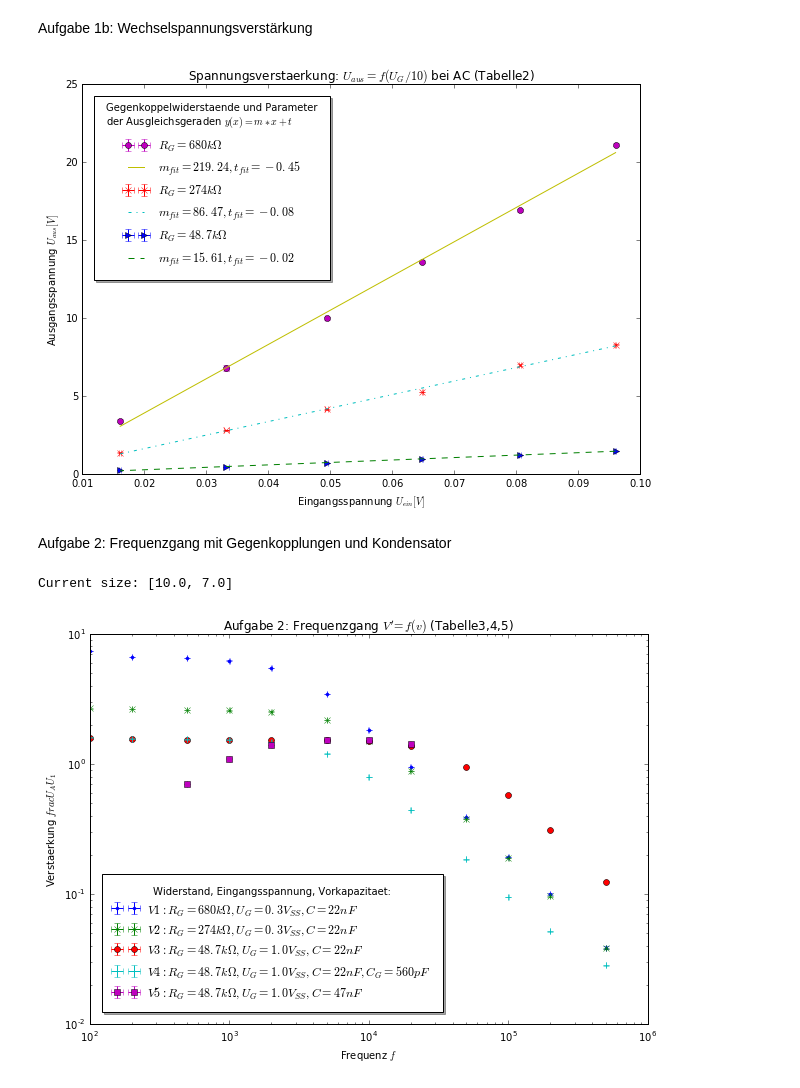
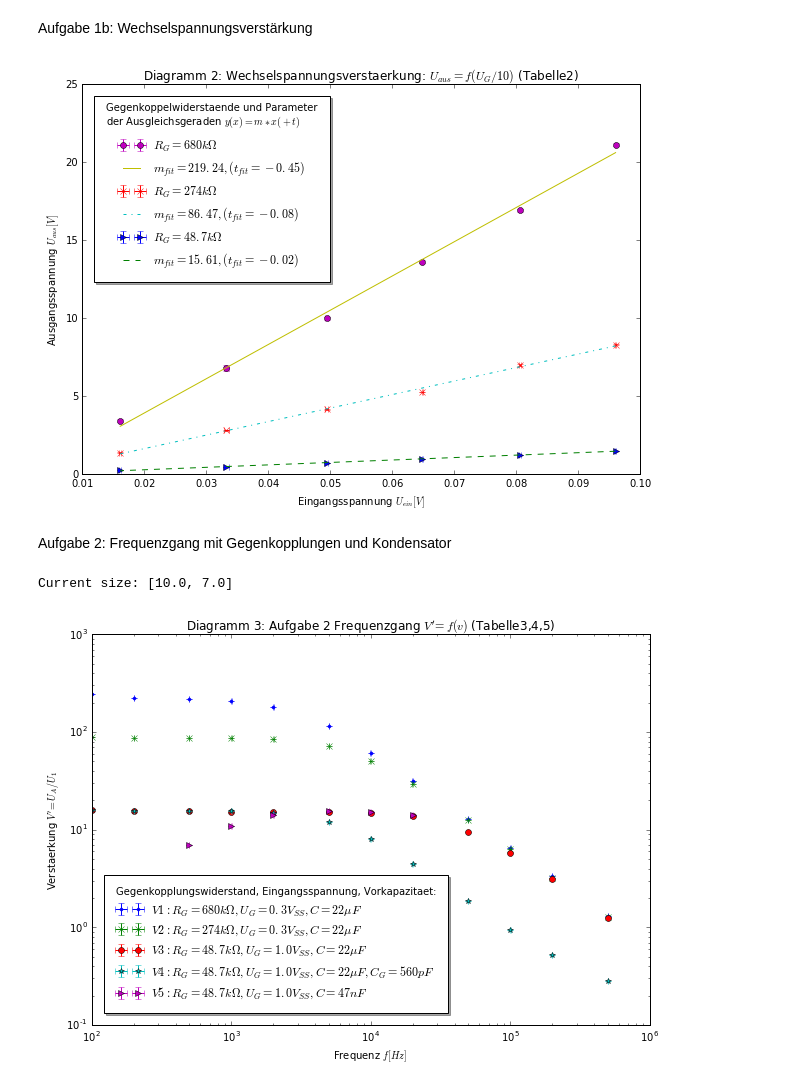
Before and after one commit to woskar/pap2-lab-training, a Jupyter notebook: v242/v242_spannungsverstaerkung.ipynb, the cells around one changed output. Saved outputs shown, nothing was run; the diff lists cells and outputs as text; code cells hidden in the pictures.

Commit message:
better plots

```diff
--- a/v242/v242_spannungsverstaerkung.ipynb
+++ b/v242/v242_spannungsverstaerkung.ipynb
@@ -72,13 +72,13 @@ A3,B3 = curve_fit(f, U_ein, U_aus3)[0] # Fit für Gerade 3
 fig,ax = plt.subplots(1)
 
 ax.errorbar(U_ein, U_aus1, linestyle='None', marker='>', label='$R_{G}=48.7 k\Omega$', xerr=ein_err, yerr=aus1_err)
-ax.plot(U_ein, f(U_ein, A1, B1), linestyle='--', label='$m_{fit}=%.2f, t_{fit}=%.2f$' %(A1, B1))
+ax.plot(U_ein, f(U_ein, A1, B1), linestyle='--', label='$m_{fit}=%.2f, (t_{fit}=%.2f)$' %(A1, B1))
 
 ax.errorbar(U_ein, U_aus2, linestyle='None', marker='x', label='$R_{G}=274 k\Omega$', xerr=ein_err, yerr=aus2_err)
-ax.plot(U_ein, f(U_ein, A2, B2), linestyle='-.', label='$m_{fit}=%.2f, t_{fit}=%.2f$' %(A2, B2))
+ax.plot(U_ein, f(U_ein, A2, B2), linestyle='-.', label='$m_{fit}=%.2f, (t_{fit}=%.2f)$' %(A2, B2))
 
 ax.errorbar(U_ein, U_aus3, linestyle='None', marker='o', label='$R_{G}=680 k\Omega$', xerr=ein_err, yerr=aus3_err)
-ax.plot(U_ein, f(U_ein, A3, B3), linestyle='-', label='$m_{fit}=%.2f, t_{fit}=%.2f$' %(A3, B3))
+ax.plot(U_ein, f(U_ein, A3, B3), linestyle='-', label='$m_{fit}=%.2f, (t_{fit}=%.2f)$' %(A3, B3))
 
 handles,labels = ax.get_legend_handles_labels()
 handles = [handles[5], handles[2], handles[4], handles[1], handles[3], handles[0]]
@@ -86,52 +86,50 @@ labels = [labels[5], labels[2], labels[4], labels[1], labels[3], labels[0]]
 
 plt.xlabel('Eingangsspannung $U_{ein} [V]$')
 plt.ylabel('Ausgangsspannung $U_{aus} [V]$')
-plt.title('Spannungsverstaerkung: $U_{aus}=f(U_{G}/10)$ bei AC (Tabelle2)')
-ax.legend(handles, labels, title='Gegenkoppelwiderstaende und Parameter\nder Ausgleichsgeraden $y(x)=m*x+t$', borderpad=1, borderaxespad=1, loc='best', shadow='true')
-plt.savefig('V242_A1b.png', dpi=144)
+plt.title('Diagramm 2: Wechselspannungsverstaerkung: $U_{aus}=f(U_{G}/10)$ (Tabelle2)')
+ax.legend(handles, labels, title='Gegenkoppelwiderstaende und Parameter\nder Ausgleichsgeraden $y(x)=m*x(+t)$', borderpad=1, borderaxespad=1, loc='best', shadow='true')
+plt.savefig('V242_A1b.png', dpi=300)
 # %% [output]
-[figure, old version]
+[figure, new version]
 # %% [markdown]
 Aufgabe 2: Frequenzgang mit Gegenkopplungen und Kondensator
 # %%
 #%matplotlib inline
 import matplotlib.pyplot as plt
 import numpy as np
 
 # Get current size
 fig_size = plt.rcParams["figure.figsize"]
 
 # Prints: [8.0, 6.0]
 print "Current size:", fig_size
 
 # Set figure width to 12 and height to 9
 fig_size[0] = 10
 fig_size[1] = 7
 plt.rcParams["figure.figsize"] = fig_size
 
 f, f_err, U_A1, A1_err, U_A2, A2_err, U_A3, A3_err, U_A4, A4_err, U_A5, A5_err = np.loadtxt('tab3.txt', skiprows=1, usecols=(0,1,2,3,4,5,6,7,8,9,10,11), unpack=True)
 
+U_A1 = U_A1/0.3
+U_A2 = U_A2/0.3
+
 plt.xscale('log')
 plt.yscale('log')
 
-#ToDo: Noch ist hier die Ausgangsspannung an der y-Achse angetragen
-#eigentlich sollte aber die Verstärkung dastehen, d.h. die Ua/U1,
-#im Protokoll haben wir aber kein U1 aufgeschrieben für die Messung
-#daher Marvin fragen!
+plt.errorbar(f, U_A1*10, linestyle='None', marker='.', label='$V1: R_{G}=680 k\Omega, U_{G}=0.3 V_{SS}, C=22 \mu F$', xerr=f_err, yerr=A1_err)
+plt.errorbar(f, U_A2*10, linestyle='None', marker='x', label='$V2: R_{G}=274 k\Omega, U_{G}=0.3 V_{SS}, C=22 \mu F$ ', xerr=f_err, yerr=A2_err)
+plt.errorbar(f, U_A3*10, linestyle='None', marker='o', label='$V3: R_{G}=48.7 k\Omega, U_{G}=1.0 V_{SS}, C=22 \mu F$', xerr=f_err, yerr=A3_err)
+plt.errorbar(f, U_A4*10, linestyle='None', marker='*', label='$V4: R_{G}=48.7 k\Omega, U_{G}=1.0 V_{SS}, C=22 \mu F, C_{G}=560 pF$', xerr=f_err, yerr=A4_err)
+plt.errorbar(f, U_A5*10, linestyle='None', marker='>', label='$V5: R_{G}=48.7 k\Omega, U_{G}=1.0 V_{SS}, C=47 nF$', xerr=f_err, yerr=A5_err)
 
-plt.errorbar(f, U_A1, linestyle='None', marker='.', label='$V1: R_{G}=680 k\Omega, U_{G}=0.3 V_{SS}, C=22 nF$', xerr=f_err, yerr=A1_err)
-plt.errorbar(f, U_A2, linestyle='None', marker='x', label='$V2: R_{G}=274 k\Omega, U_{G}=0.3 V_{SS}, C=22 nF$ ', xerr=f_err, yerr=A2_err)
-plt.errorbar(f, U_A3, linestyle='None', marker='o', label='$V3: R_{G}=48.7 k\Omega, U_{G}=1.0 V_{SS}, C=22 nF$', xerr=f_err, yerr=A3_err)
-plt.errorbar(f, U_A4, linestyle='None', marker='+', label='$V4: R_{G}=48.7 k\Omega, U_{G}=1.0 V_{SS}, C=22 nF, C_{G}=560 pF$', xerr=f_err, yerr=A4_err)
-plt.errorbar(f, U_A5, linestyle='None', marker='s', label='$V5: R_{G}=48.7 k\Omega, U_{G}=1.0 V_{SS}, C=47 nF$', xerr=f_err, yerr=A5_err)
+plt.xlabel('Frequenz $f  [Hz]$ ')
+plt.ylabel('Verstaerkung $V\'={U_{A}}/{U_{1}}$')
+#frac{U_{aus}}{\frac{1}{10}\U_{G}
+plt.title('Diagramm 3: Aufgabe 2 Frequenzgang $V\'=f(v)$ (Tabelle3,4,5)')
+plt.legend(title='Gegenkopplungswiderstand, Eingangsspannung, Vorkapazitaet:', borderpad=1, borderaxespad=1, loc='lower left', shadow='true')
 
-plt.xlabel('Frequenz $f$')
-plt.ylabel('Verstaerkung $\tfrac{U_{A}}{U_{1}}$')
-#frac{U_{aus}}{\frac{1}{10}\U_{G}
-plt.title('Aufgabe 2: Frequenzgang $V\'=f(v)$ (Tabelle3,4,5)')
-plt.legend(title='Widerstand, Eingangsspannung, Vorkapazitaet:', borderpad=1, borderaxespad=1, loc='lower left', shadow='true')
-
-plt.savefig('V242_A2.png', dpi=144)
+plt.savefig('V242_A2.png', dpi=300)
 # %% [output]
 Current size: [10.0, 7.0]
-[figure, old version]
+[figure, new version]
```
Also changed, not shown: parts of 1 cell of this notebook, 9 other files.
